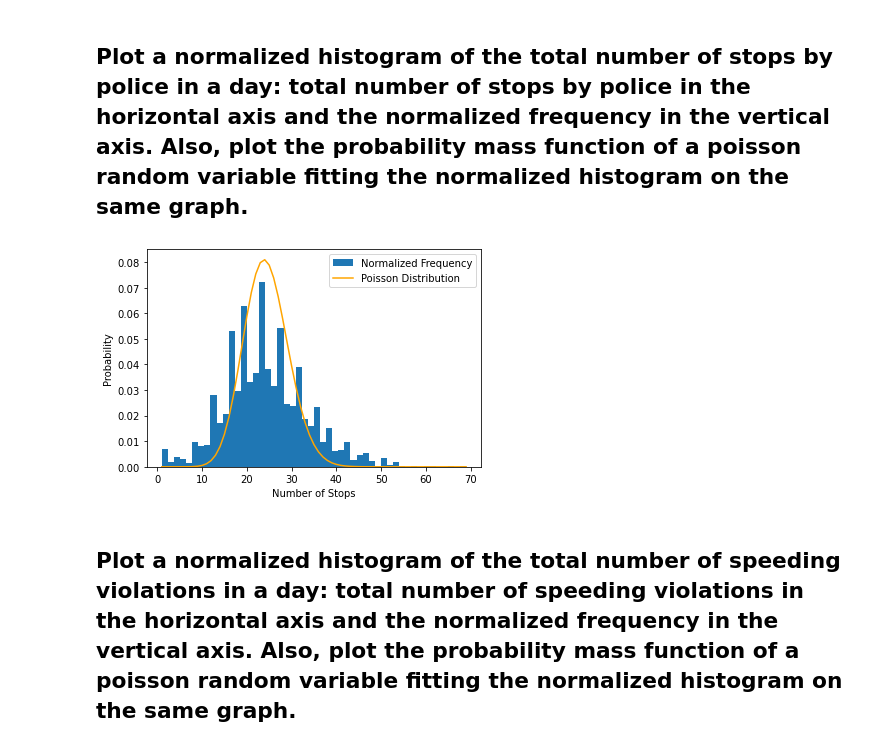
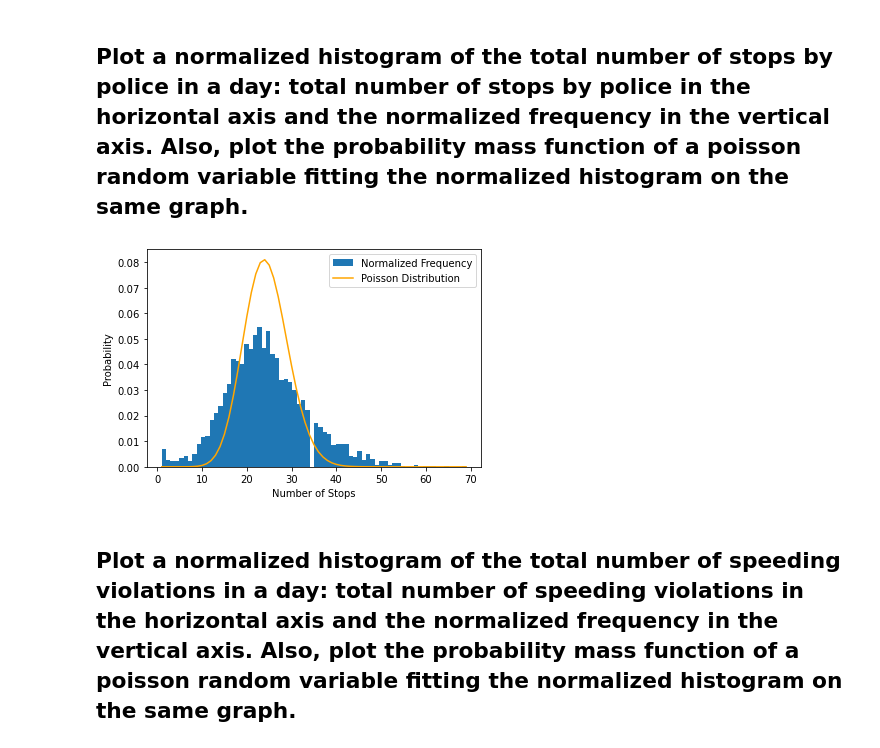
Before and after one commit to HighSpeeds/ECE131A, a Jupyter notebook: DataExp2/Data Science Exploration 2 - Probability mass function.ipynb, the cells around one changed output. Cells and saved outputs as stored; diff of their text form; code cells hidden in the pictures.

```diff
--- a/DataExp2/Data Science Exploration 2 - Probability mass function.ipynb
+++ b/DataExp2/Data Science Exploration 2 - Probability mass function.ipynb
@@ -104,21 +114,21 @@ df_police_mod=df_police_mod.groupby("stop_date").agg([sum])
 # %%
 ## Helpful functions: plt.hist(), stats.poisson.pmf()
 
 # Start your code here
 
-plt.hist(df_police_mod["counts"],bins=50,density=True,label="Normalized Frequency")
+plt.hist(df_police_mod["counts"],bins=70,density=True,label="Normalized Frequency")
 min_counts=np.min(df_police_mod["counts"].astype(int).to_numpy())
 max_counts=np.max(df_police_mod["counts"].astype(int).to_numpy())
 plt.plot(np.arange(min_counts,max_counts+1),stats.poisson.pmf(np.arange(min_counts,max_counts+1),np.mean(df_police_mod["counts"])),
 color="orange",label="Poisson Distribution")
 
 plt.legend()
 plt.xlabel('Number of Stops')
 plt.ylabel('Probability')
 plt.show()
 # End your code here
 # %% [output]
-[figure, old version]
+[figure, new version]
 # %% [markdown]
 ## Plot a normalized histogram of the total number of speeding violations in a day: total number of speeding violations in the horizontal axis and the normalized frequency in the vertical axis. Also, plot the probability mass function of a poisson random variable fitting the normalized histogram on the same graph.
 # %%
```
Also changed, not shown: parts of 1 cell of this notebook, 12 other files.
